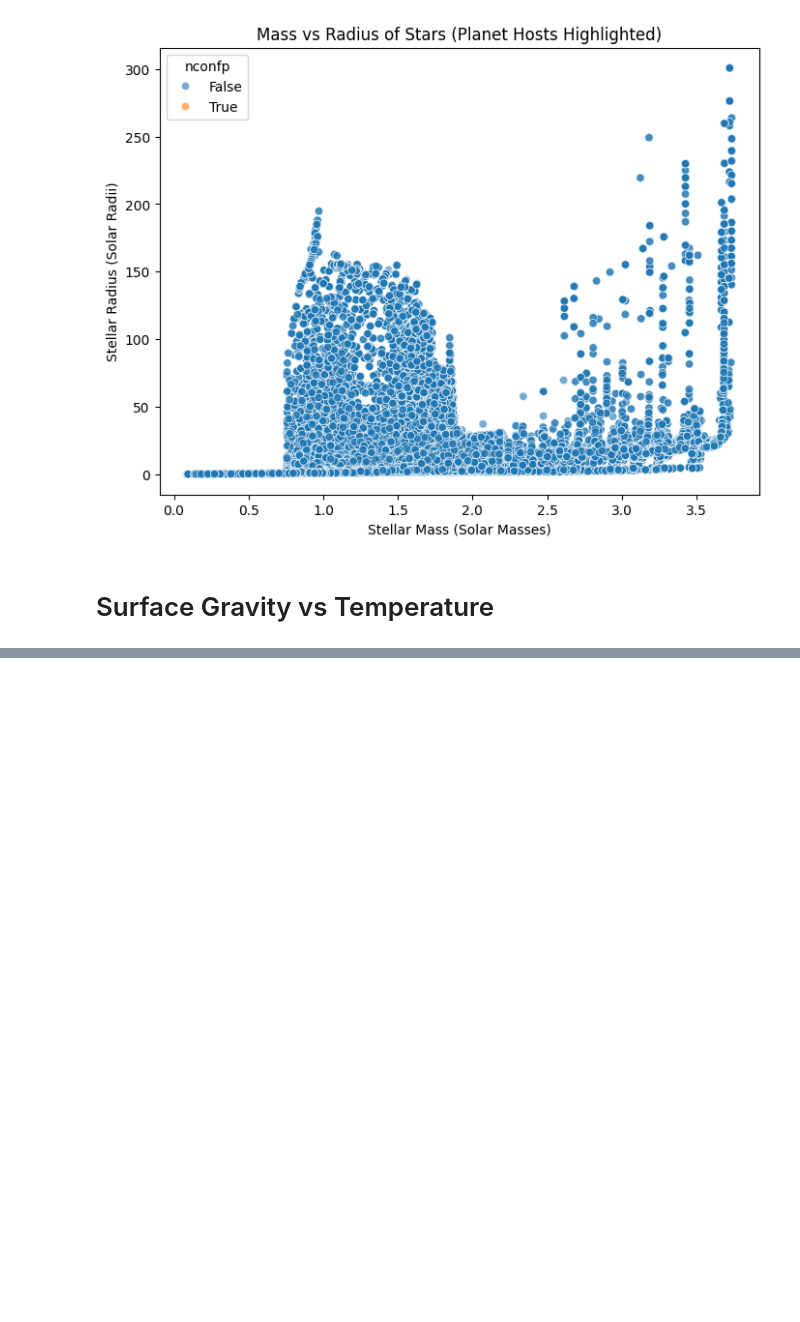
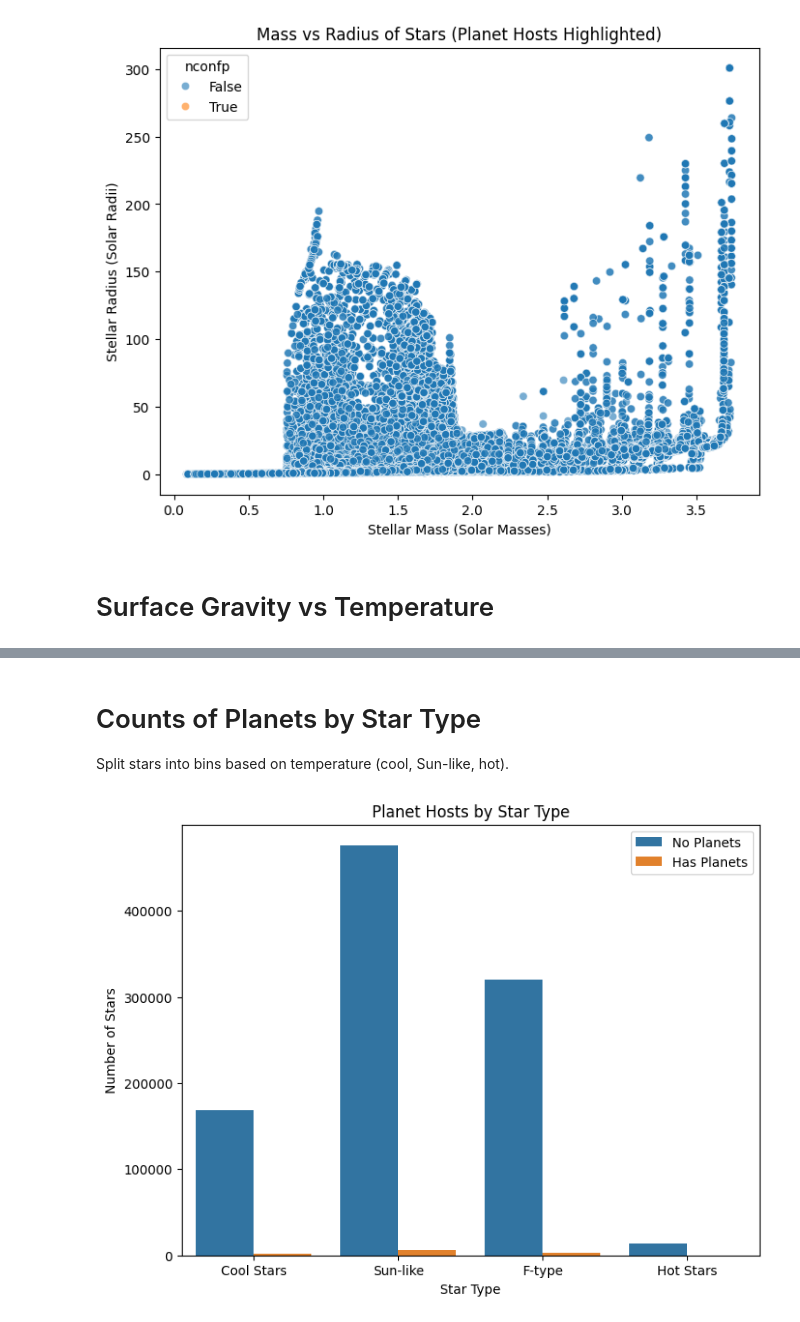
Before and after one commit to orbimatrix/The-Voyager-lab, a Jupyter notebook: stellar_visuals.ipynb, the cells around one changed output, grey strips where cells are left out. Saved outputs shown, nothing was run; the diff lists cells and outputs as text; code cells hidden in the pictures; blank space fills up the shorter version.

```diff
--- a/stellar_visuals.ipynb
+++ b/stellar_visuals.ipynb
@@ -134,0 +148,17 @@ plt.show()
+# %% [markdown]
+# Counts of Planets by Star Type
+Split stars into bins based on temperature (cool, Sun-like, hot).
+# %%
+df["star_type"] = pd.cut(df["teff"],
+                         bins=[2500,5000,6000,7500,10000],
+                         labels=["Cool Stars","Sun-like","F-type","Hot Stars"])
+
+plt.figure(figsize=(8,6))
+sns.countplot(x="star_type", hue=(df["nconfp"]>0), data=df)
+plt.xlabel("Star Type")
+plt.ylabel("Number of Stars")
+plt.title("Planet Hosts by Star Type")
+plt.legend(["No Planets","Has Planets"])
+plt.show()
+# %% [output]
+[figure, added]
```
Also changed, not shown: parts of 10 cells of this notebook.
